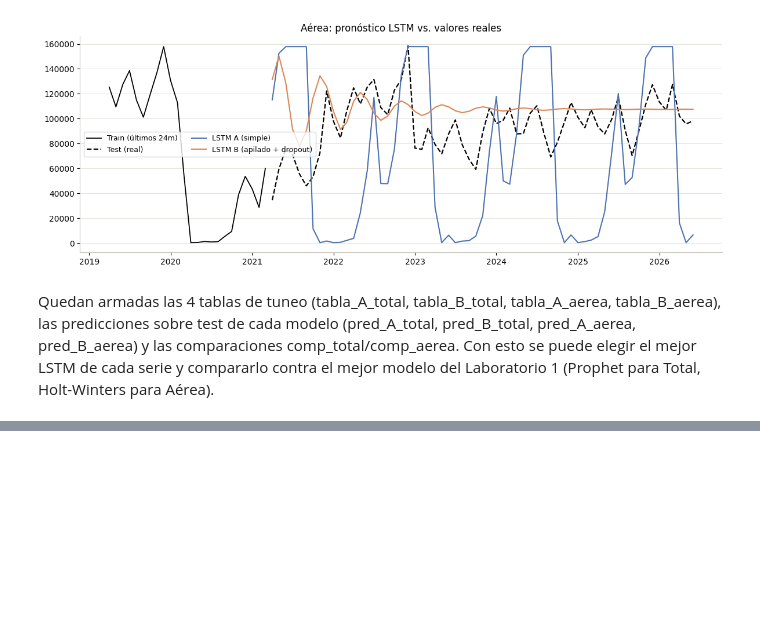
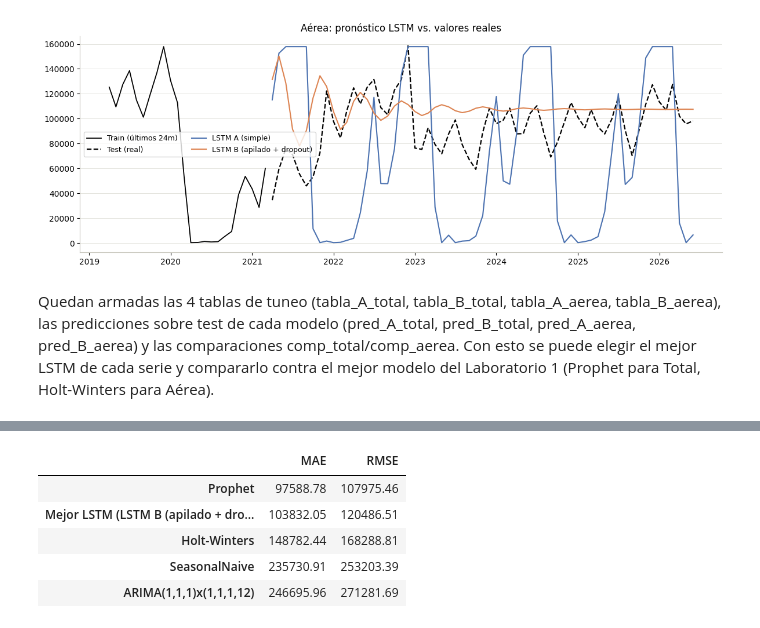
Before and after one commit to erickguerra2/LAB02-DATA, a Jupyter notebook: 01_modelos_lstm.ipynb, the cells around one changed output, grey strips where cells are left out. Drawn from its saved outputs; the diff is of its cells as text; code cells hidden in the pictures; blank space fills up the shorter version.

```diff
--- a/01_modelos_lstm.ipynb
+++ b/01_modelos_lstm.ipynb
@@ -386,0 +426,24 @@ Quedan armadas las 4 tablas de tuneo (tabla_A_total, tabla_B_total, tabla_A_aere
+# %%
+metrics_lab1_total = {
+    'ARIMA(1,1,1)x(1,1,1,12)': dict(MAE=246695.96, RMSE=271281.69),
+    'Holt-Winters':            dict(MAE=148782.44, RMSE=168288.81),
+    'Prophet':                 dict(MAE=97588.78,  RMSE=107975.46),
+    'SeasonalNaive':           dict(MAE=235730.91, RMSE=253203.39),
+}
+metrics_lab1_aerea = {
+    'ARIMA(1,0,1)x(1,0,1,12)': dict(MAE=59086.49, RMSE=63483.93),
+    'Holt-Winters':            dict(MAE=24619.26, RMSE=29846.35),
+    'Prophet':                 dict(MAE=44233.00, RMSE=49111.14),
+    'SeasonalNaive':           dict(MAE=75103.70, RMSE=79077.33),
+}
+
+comparacion_total = pd.DataFrame({**metrics_lab1_total, f'Mejor LSTM ({ganador_total})': mejor_metrics_total}).T
+comparacion_total = comparacion_total.sort_values('RMSE').round(2)
+comparacion_total
+# %% [output]
+|  | MAE | RMSE |
+| Prophet | 97588.78 | 107975.46 |
+| Mejor LSTM (LSTM B (apilado + dro... | 103832.05 | 120486.51 |
+| Holt-Winters | 148782.44 | 168288.81 |
+| SeasonalNaive | 235730.91 | 253203.39 |
+| ARIMA(1,1,1)x(1,1,1,12) | 246695.96 | 271281.69 |
```
Also changed, not shown: parts of 6 cells of this notebook.
